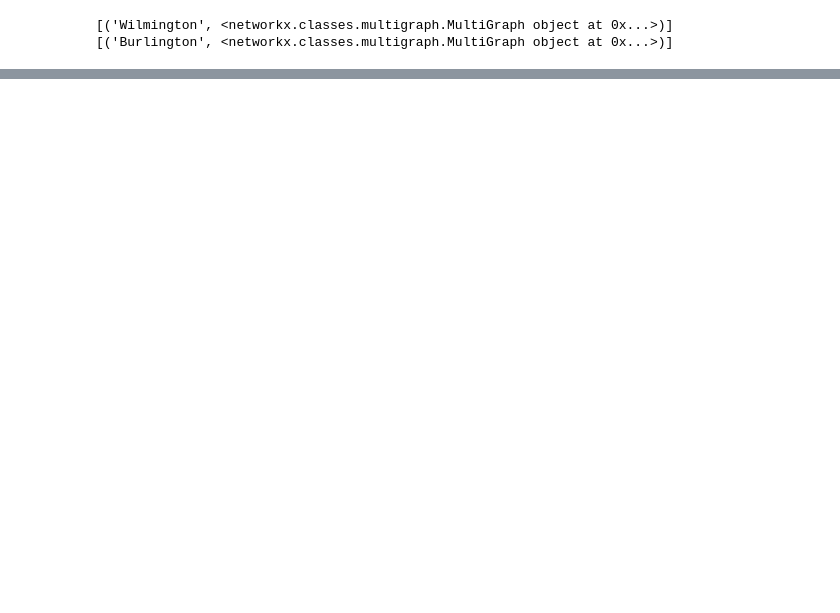
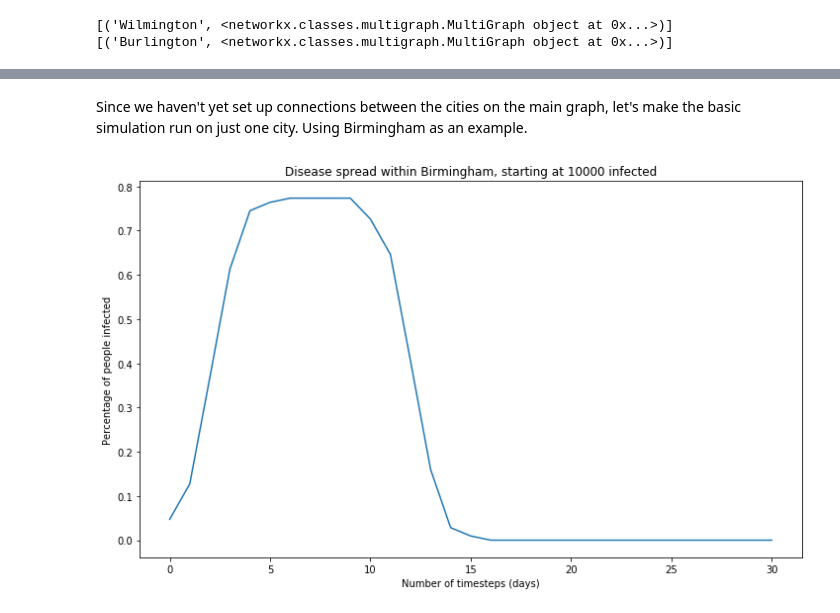
Before and after one commit to christophuhl/COVID19-Simulation, a Jupyter notebook: AirportContagion.ipynb, the cells around one changed output, grey strips where cells are left out. Cells and saved outputs as stored; diff of their text form; code cells hidden in the pictures; blank space fills up the shorter version.

Commit message:
Implemented basic simulation and saving of base-graph for the main simulation

```diff
--- a/AirportContagion.ipynb
+++ b/AirportContagion.ipynb
@@ -470,0 +593,17 @@ for state in city_graphs_by_state:
+# %% [markdown]
+Since we haven't yet set up connections between the cities on the main graph, let's make the basic simulation run on just one city. Using Birmingham as an example.
+# %%
+n = int(212237/1000) #population from Birmingham, divided by 1000
+sequence = nx.random_powerlaw_tree_sequence(n, tries=500000)
+test_graph = nx.configuration_model(sequence)
+# %%
+infs, pop = run_simulation(test_graph, num_base_infected = 10, timesteps = 30)
+# %%
+fig,ax = plt.subplots(figsize=(12,7))
+ax.plot([inf/pop for inf in infs])
+ax.set_title("Disease spread within Birmingham, starting at 10000 infected")
+ax.set_xlabel("Number of timesteps (days)")
+ax.set_ylabel("Percentage of people infected")
+plt.show()
+# %% [output]
+[figure, added]
```
Also changed, not shown: parts of 28 cells of this notebook, 1 other file.
